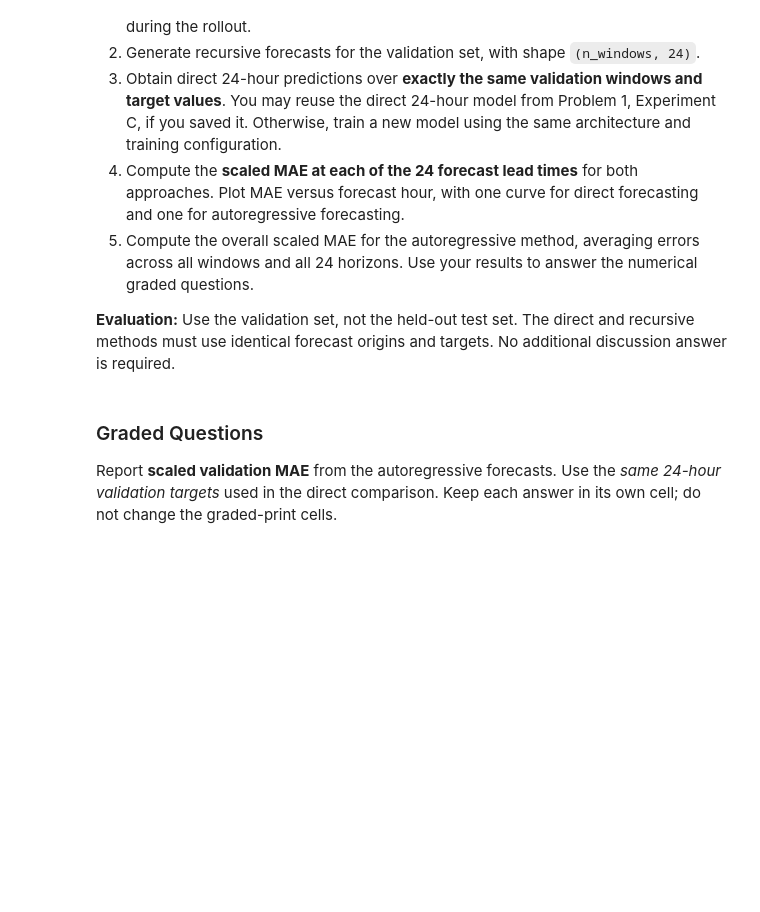
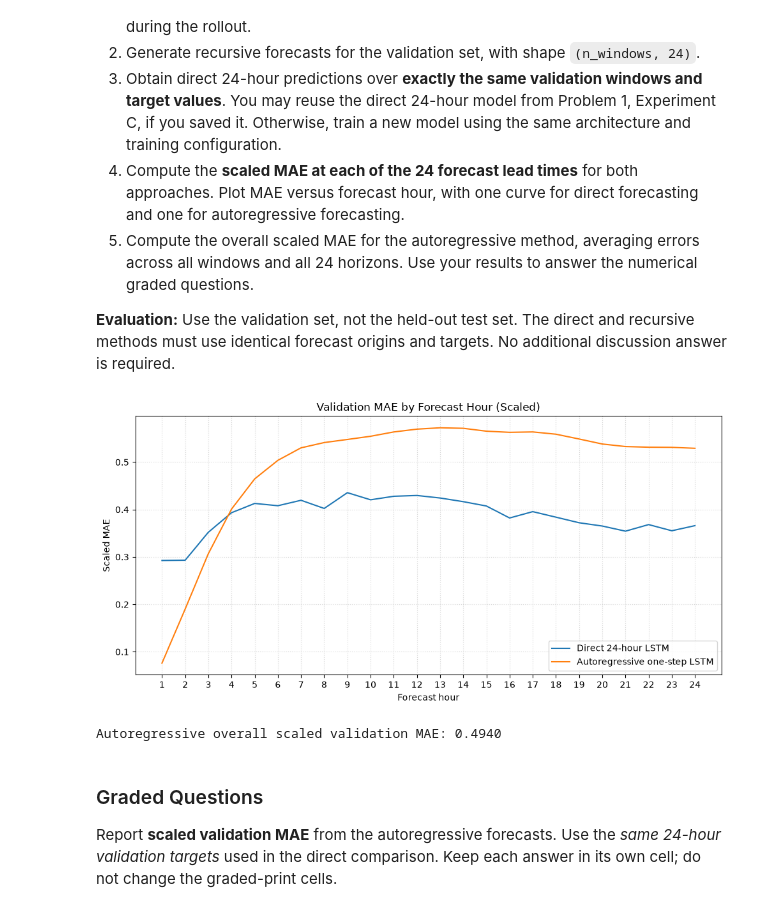
Before and after one commit to calebhadley1/Advanced_ML_and_AI_Coursework, a Jupyter notebook: Homework_08.ipynb, the cells around one changed output. Cells and saved outputs as stored; diff of their text form; code cells hidden in the pictures; blank space fills up the shorter version.

```diff
--- a/Homework_08.ipynb
+++ b/Homework_08.ipynb
@@ -1290,3 +1314,32 @@ Your tasks:
+# %%
+p3_autoregressive_val = autoregressive_forecast(
+    baseline_model, p3_X_val, horizon=p3_horizon
+)
+p3_direct_val = np.asarray(p1c_model(p3_X_val, training=False), dtype=np.float32)
+
+p3_autoregressive_mae_by_hour = np.mean(
+    np.abs(p3_autoregressive_val - p3_y_val), axis=0
+)
+p3_direct_mae_by_hour = np.mean(np.abs(p3_direct_val - p3_y_val), axis=0)
+p3_autoregressive_mae = float(np.mean(np.abs(p3_autoregressive_val - p3_y_val)))
+# %%
+forecast_hours = np.arange(1, p3_horizon + 1)
+fig, ax = plt.subplots(figsize=(10, 5))
+ax.plot(forecast_hours, p3_direct_mae_by_hour, label="Direct 24-hour LSTM")
+ax.plot(forecast_hours, p3_autoregressive_mae_by_hour, label="Autoregressive one-step LSTM")
+ax.set_title("Validation MAE by Forecast Hour (Scaled)")
+ax.set_xlabel("Forecast hour")
+ax.set_ylabel("Scaled MAE")
+ax.set_xticks(forecast_hours)
+ax.grid(True, linestyle=":", alpha=0.5)
+ax.legend()
+plt.tight_layout()
+plt.show()
+
+print(f"Autoregressive overall scaled validation MAE: {p3_autoregressive_mae:.4f}")
+# %% [output]
+[figure, added]
+Autoregressive overall scaled validation MAE: 0.4940
 # %% [markdown]
 ### Graded Questions
 
```
Also changed, not shown: parts of 7 cells of this notebook.
